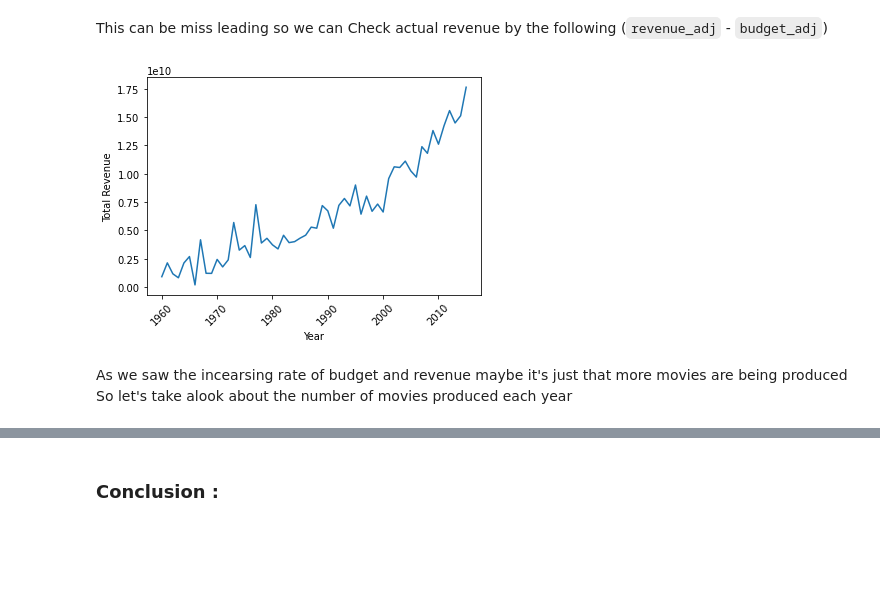
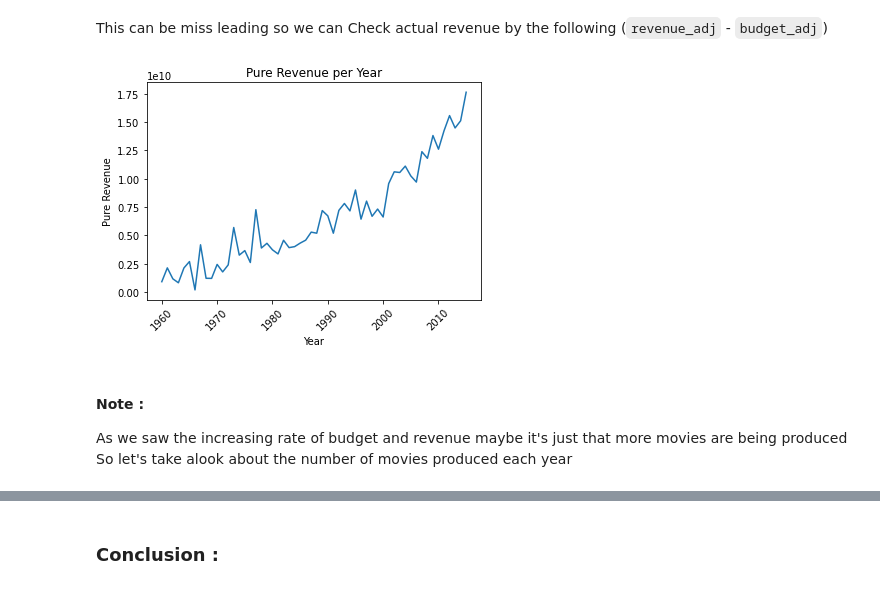
Before and after one commit to EslamAsfour/Investigate-a-Dataset, a Jupyter notebook: investigate-a-dataset-template.ipynb, the cells around one changed output, grey strips where cells are left out. Saved outputs shown, nothing was run; the diff lists cells and outputs as text; code cells hidden in the pictures; blank space fills up the shorter version.

```diff
--- a/investigate-a-dataset-template.ipynb
+++ b/investigate-a-dataset-template.ipynb
@@ -147 +192,10 @@ Check : 0 0 0
+# %%
+def DrawLinePlot(val , xlabel,ylabel,title):
+    fig, ax = plt.subplots()
+    ax.plot(val)
+    plt.ylabel(ylabel)
+    plt.xlabel(xlabel)
+    plt.xticks(rotation=45)
+    plt.title(title)
+    plt.show()
 # %% [markdown]
@@ -177,15 +222,12 @@ This can be miss leading so we can Check actual revenue by the following    (`re
 # %%
 # Creating a new column to get the total earnings
 df['total_rev'] = df['revenue_adj'] - df['budget_adj']
 
-fig, ax = plt.subplots()
-ax.plot(df.groupby("release_year")['total_rev'].sum())
-plt.ylabel("Total Revenue")
-plt.xlabel("Year")
-plt.xticks(rotation=45)
-plt.show()
+values = df.groupby("release_year")['total_rev'].sum()
+DrawLinePlot(values , "Year" , 'Pure Revenue' , 'Pure Revenue per Year')
 # %% [output]
-[figure, old version]
+[figure, new version]
 # %% [markdown]
-As we saw the incearsing rate of budget and revenue maybe it's just that more movies are being produced
+#### Note :
+As we saw the increasing rate of budget and revenue maybe it's just that more movies are being produced
 So let's take alook about the number of movies produced each year
```
Also changed, not shown: parts of 27 cells of this notebook.
